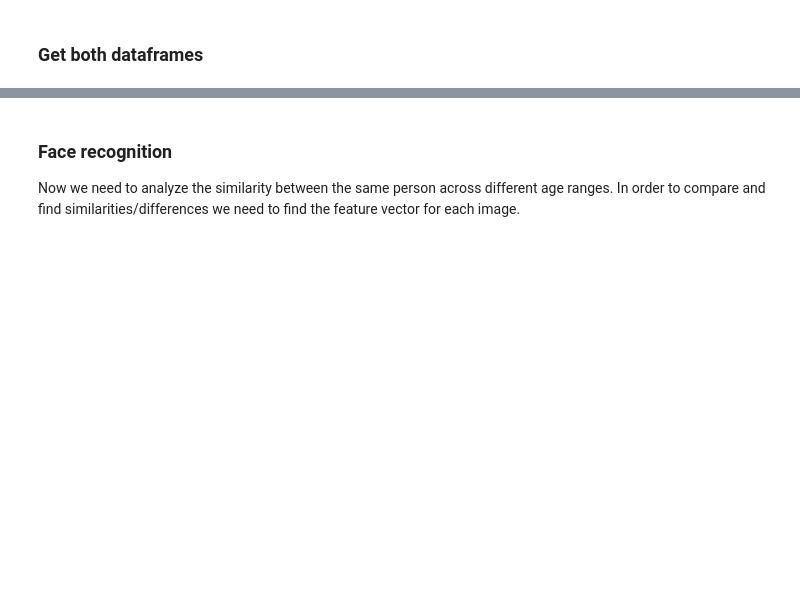
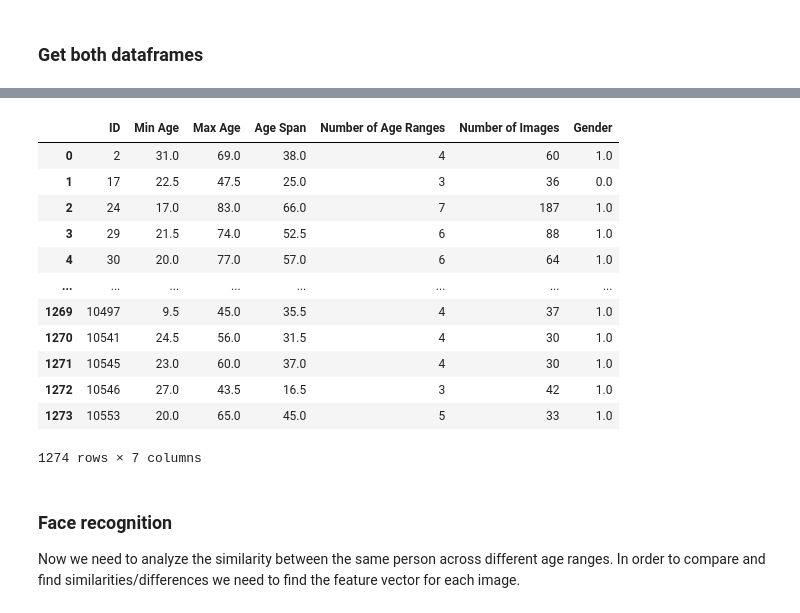
Before and after one commit to ivarblohm/FaceProject, a Jupyter notebook: FindingSimi.ipynb, the cells around one changed output, grey strips where cells are left out. Cells and saved outputs as stored; diff of their text form; code cells hidden in the pictures; blank space fills up the shorter version.

```diff
--- a/FindingSimi.ipynb
+++ b/FindingSimi.ipynb
@@ -47,3 +66,19 @@ AgeDB_Individual
+# %%
+Casia_Individual
+# %% [output]
+|  | ID | Min Age | Max Age | Age Span | Number of Age Ranges | Number of Images | Gender |
+| 0 | 2 | 31.0 | 69.0 | 38.0 | 4 | 60 | 1.0 |
+| 1 | 17 | 22.5 | 47.5 | 25.0 | 3 | 36 | 0.0 |
+| 2 | 24 | 17.0 | 83.0 | 66.0 | 7 | 187 | 1.0 |
+| 3 | 29 | 21.5 | 74.0 | 52.5 | 6 | 88 | 1.0 |
+| 4 | 30 | 20.0 | 77.0 | 57.0 | 6 | 64 | 1.0 |
+| ... | ... | ... | ... | ... | ... | ... | ... |
+| 1269 | 10497 | 9.5 | 45.0 | 35.5 | 4 | 37 | 1.0 |
+| 1270 | 10541 | 24.5 | 56.0 | 31.5 | 4 | 30 | 1.0 |
+| 1271 | 10545 | 23.0 | 60.0 | 37.0 | 4 | 30 | 1.0 |
+| 1272 | 10546 | 27.0 | 43.5 | 16.5 | 3 | 42 | 1.0 |
+| 1273 | 10553 | 20.0 | 65.0 | 45.0 | 5 | 33 | 1.0 |
+1274 rows × 7 columns
 # %% [markdown]
 ### Face recognition
 
```
Also changed, not shown: parts of 16 cells of this notebook, 1 other file.
